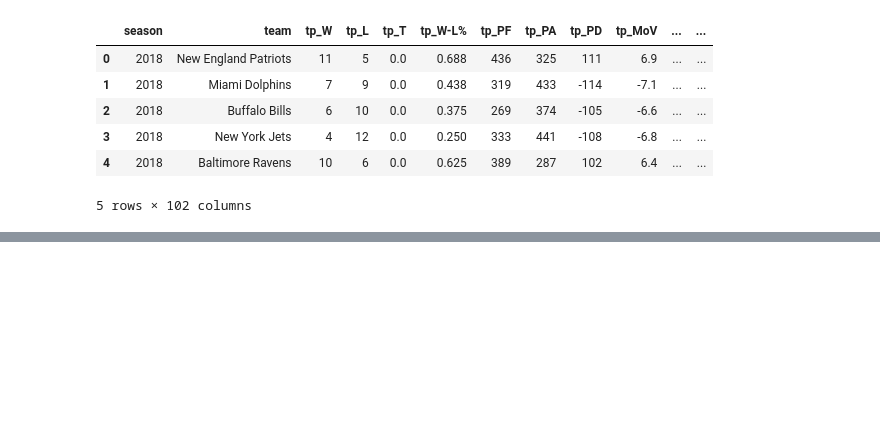
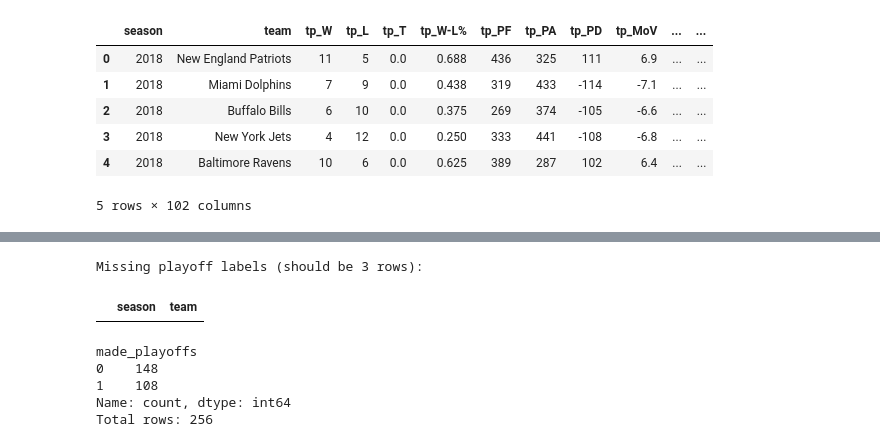
Before and after one commit to mattmarz94/nfl-decision-support-analytics, a Jupyter notebook: Data Preprocessing/build_team_season_master.ipynb, the cells around one changed output, grey strips where cells are left out. Cells and saved outputs as stored; diff of their text form; code cells hidden in the pictures; blank space fills up the shorter version.

Commit message:
added the playoff lookup column: "made_playoffs"

```diff
--- a/Data Preprocessing/build_team_season_master.ipynb
+++ b/Data Preprocessing/build_team_season_master.ipynb
@@ -1044,6 +1044,9 @@ TEAM_NAME_MAP = {
 
     # Raiders
     "Oakland Raiders": "Las Vegas Raiders",
+
+    # Typos
+    "San Fransico 49ers": "San Francisco 49ers",
 }
 
 def normalize_team_names(df: pd.DataFrame, team_col: str = "team") -> pd.DataFrame:
@@ -1224,3 +1383,39 @@ Master shape: (256, 102)
+# %%
+### Check For Any Missing ###
+# 1) Find which 3 rows didn't match
+missing = master_df[master_df["made_playoffs"].isna()][["season", "team"]].sort_values(["season", "team"])
+print("Missing playoff labels (should be 3 rows):")
+display(missing)
+
+# 2) Compare team sets by season (master vs lookup) to see the exact mismatch
+master_sets = master_df.groupby("season")["team"].apply(set)
+lookup_sets = playoffs_all.groupby("season")["team"].apply(set)
+
+for season in sorted(master_sets.index):
+    only_in_master = sorted(master_sets[season] - lookup_sets[season])
+    only_in_lookup = sorted(lookup_sets[season] - master_sets[season])
+    if only_in_master or only_in_lookup:
+        print(f"\nSeason {season}")
+        print("  In master not in lookup:", only_in_master)
+        print("  In lookup not in master:", only_in_lookup)
+
+# 3) Fill missing as 0 (non-playoff) AFTER you've diagnosed
+master_df["made_playoffs"] = master_df["made_playoffs"].fillna(0).astype(int)
+
+# 4) Confirm counts (should sum to 256)
+print(master_df["made_playoffs"].value_counts(dropna=False))
+print("Total rows:", master_df.shape[0])
+
+
+#### There was a typo with the 49ers
+# %% [output]
+Missing playoff labels (should be 3 rows):
+|  | season | team |
+made_playoffs
+0    148
+1    108
+Name: count, dtype: int64
+Total rows: 256
 # %%
 #### Save File ####
 master_df.to_csv("Team_Stats_Merge_2018_2025.csv", index=False)
```
Also changed, not shown: parts of 2 cells of this notebook.
